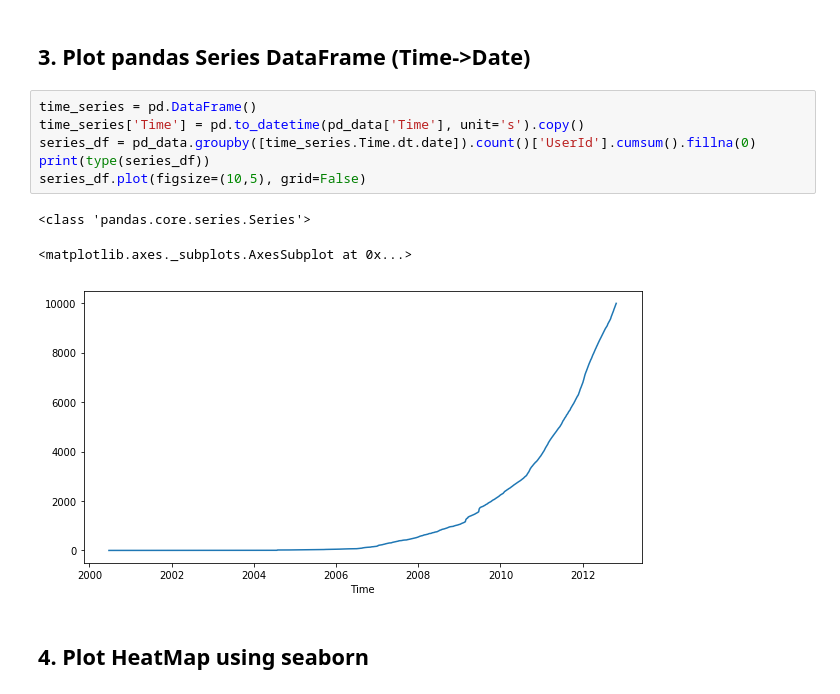
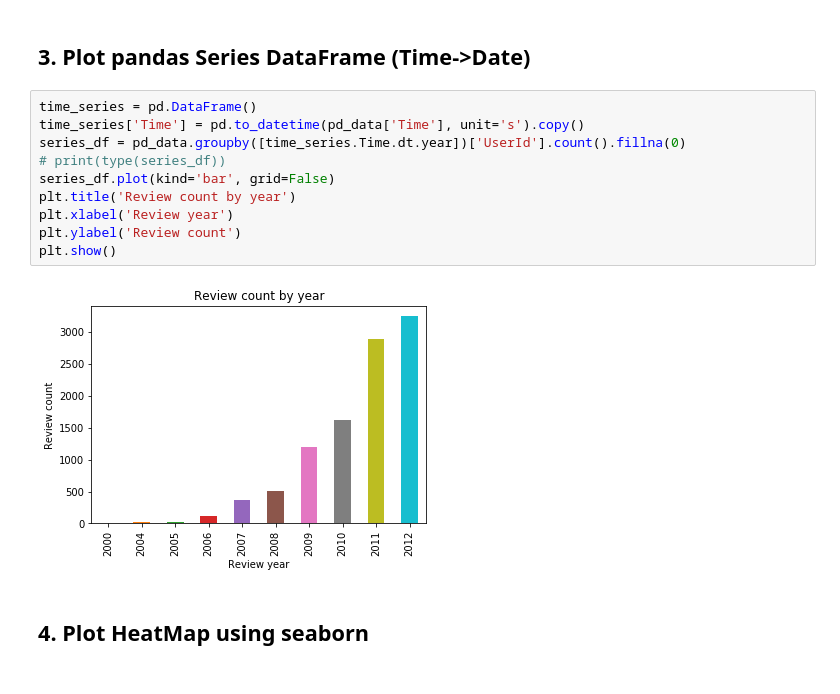
Before and after one commit to jwang0306/fundamentals-data-analytics, a Jupyter notebook: HW1/FDA_HW1.ipynb, the cells around one changed output. Drawn from its saved outputs; the diff is of its cells as text.

```diff
--- a/HW1/FDA_HW1.ipynb
+++ b/HW1/FDA_HW1.ipynb
@@ -85,13 +73,15 @@ score_count.plot(kind="bar", title='score distribution for the user with the mos
 # %%
 time_series = pd.DataFrame()
 time_series['Time'] = pd.to_datetime(pd_data['Time'], unit='s').copy()
-series_df = pd_data.groupby([time_series.Time.dt.date]).count()['UserId'].cumsum().fillna(0)
-print(type(series_df))
-series_df.plot(figsize=(10,5), grid=False)
+series_df = pd_data.groupby([time_series.Time.dt.year])['UserId'].count().fillna(0)
+# print(type(series_df))
+series_df.plot(kind='bar', grid=False)
+plt.title('Review count by year')
+plt.xlabel('Review year')
+plt.ylabel('Review count')
+plt.show()
 # %% [output]
-<class 'pandas.core.series.Series'>
-<matplotlib.axes._subplots.AxesSubplot at 0x...>
-[figure, old version]
+[figure, new version]
 # %% [markdown]
 ## 4. Plot HeatMap using seaborn
 # %%
```
Also changed, not shown: parts of 14 cells of this notebook.
